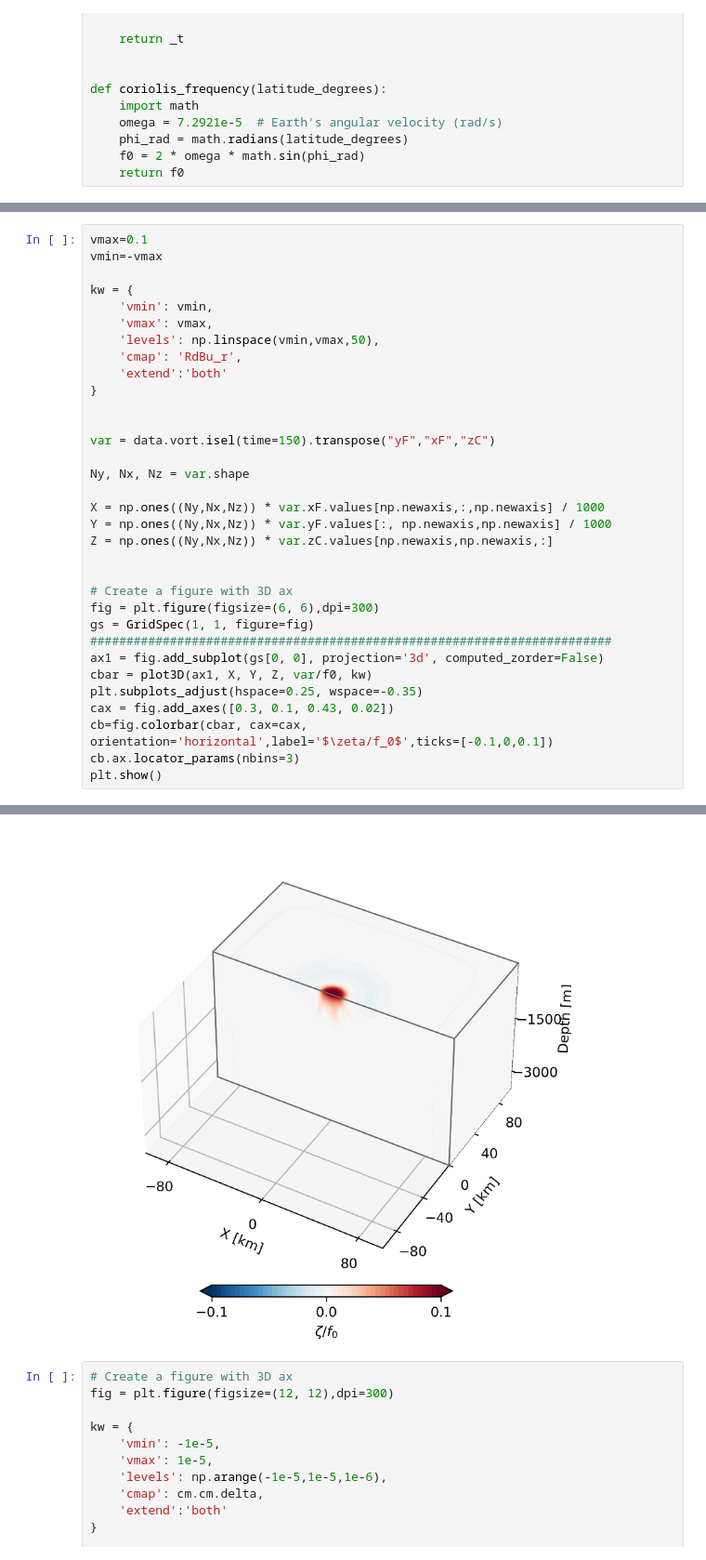
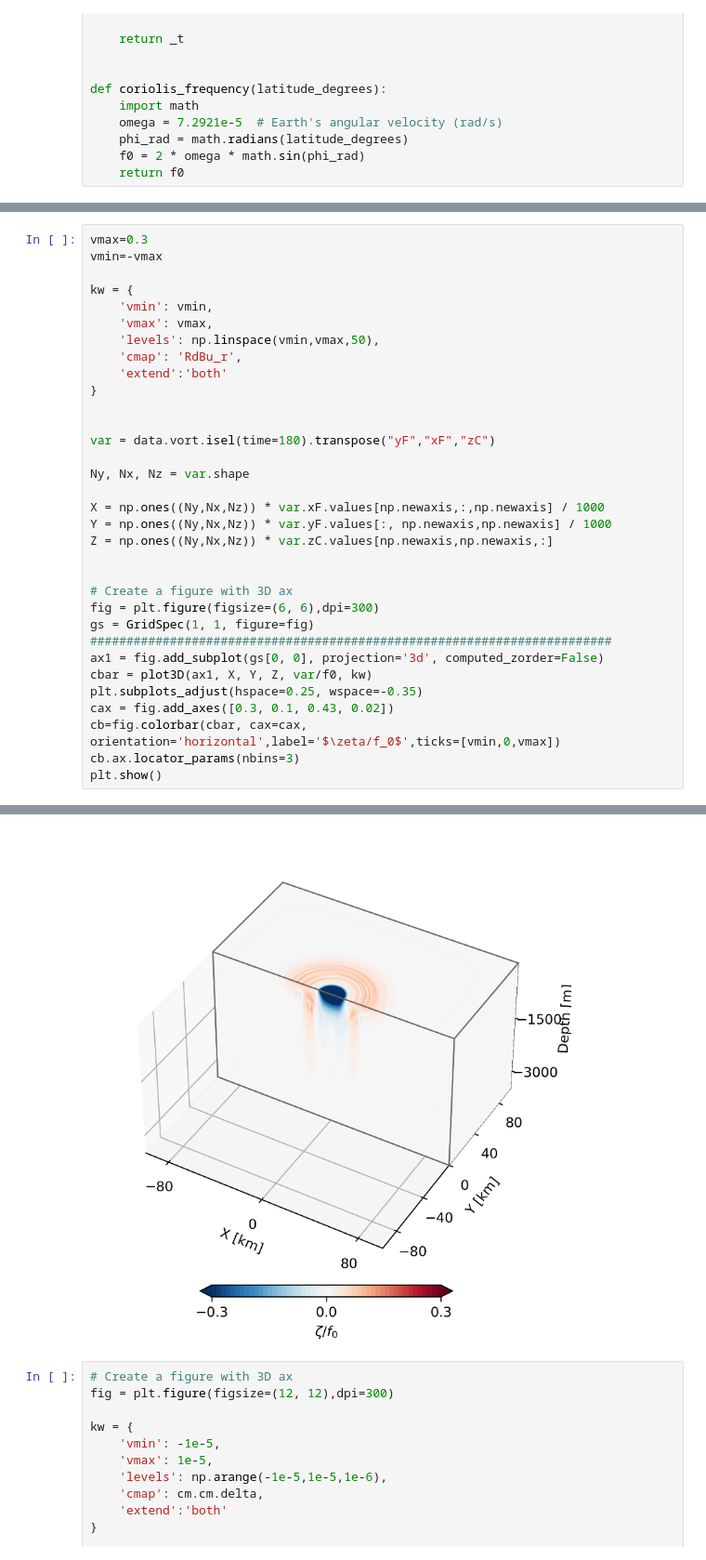
Before and after one commit to demarez/ice-eddy, a Jupyter notebook: DIAGS/3D_plot.ipynb, the cells around one changed output, grey strips where cells are left out. Shown at 93% size. Cells and saved outputs as stored; diff of their text form.

```diff
--- a/DIAGS/3D_plot.ipynb
+++ b/DIAGS/3D_plot.ipynb
@@ -172,5 +172,5 @@ getfattr: /home/datawork-lops-osi/cdemarez/5_SECTION19/ICE-EDDY_wJ/V1/RUN/test4_
 # %%
-vmax=0.1
+vmax=0.3
 vmin=-vmax
 
 kw = {
@@ -182,7 +182,7 @@ kw = {
 }
 
 
-var = data.vort.isel(time=150).transpose("yF","xF","zC")
+var = data.vort.isel(time=180).transpose("yF","xF","zC")
 
 Ny, Nx, Nz = var.shape
 
@@ -199,7 +199,7 @@ ax1 = fig.add_subplot(gs[0, 0], projection='3d', computed_zorder=False)
 cbar = plot3D(ax1, X, Y, Z, var/f0, kw)
 plt.subplots_adjust(hspace=0.25, wspace=-0.35)
 cax = fig.add_axes([0.3, 0.1, 0.43, 0.02])
-cb=fig.colorbar(cbar, cax=cax, orientation='horizontal',label='$\zeta/f_0$',ticks=[-0.1,0,0.1])
+cb=fig.colorbar(cbar, cax=cax, orientation='horizontal',label='$\zeta/f_0$',ticks=[vmin,0,vmax])
 cb.ax.locator_params(nbins=3)
 plt.show()
 # %% [output]
@@ -209,4 +209,4 @@ getfattr: /home/datawork-lops-osi/cdemarez/5_SECTION19/ICE-EDDY_wJ/V1/RUN/test4_
-[figure, old version]
+[figure, new version]
 # %%
 # Create a figure with 3D ax
 fig = plt.figure(figsize=(12, 12),dpi=300)
```
Also changed, not shown: parts of 2 cells of this notebook, 4 other files.
